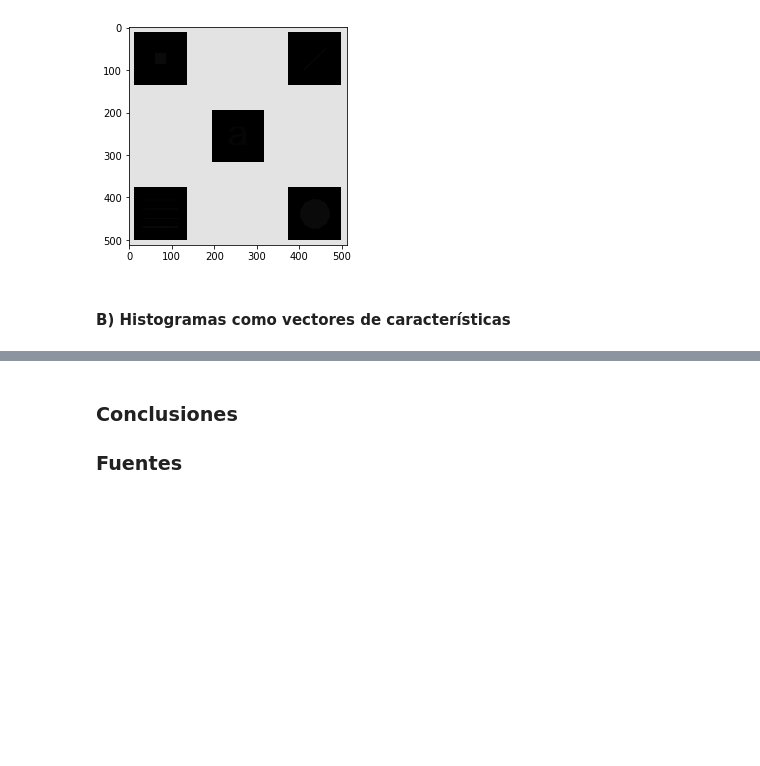
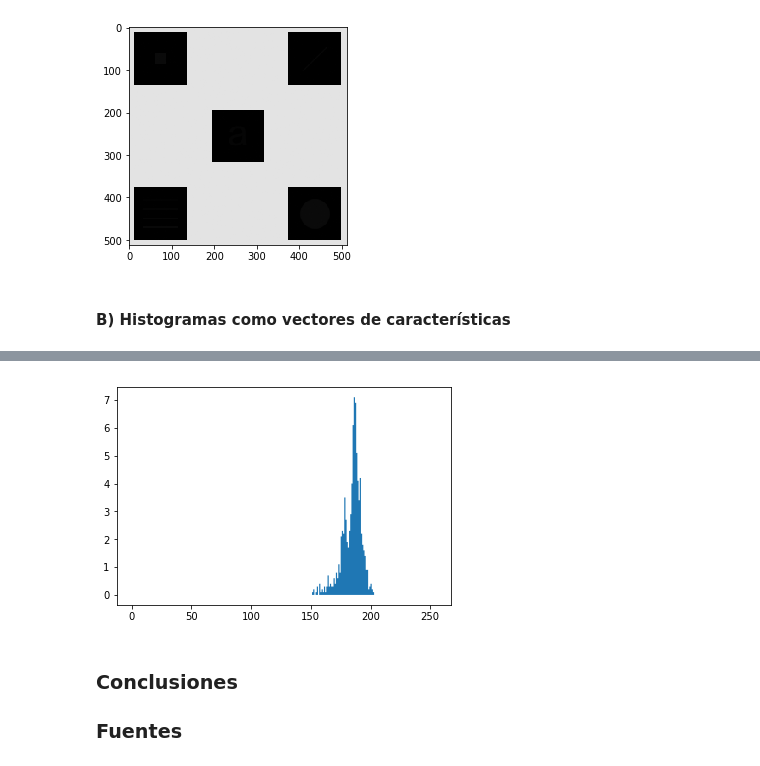
Before and after one commit to antoniovs1029/RecPat-Pracs, a Jupyter notebook: practica3/Practica 3.ipynb, the cells around one changed output, grey strips where cells are left out. Saved outputs shown, nothing was run; the diff lists cells and outputs as text; code cells hidden in the pictures; blank space fills up the shorter version.

```diff
--- a/practica3/Practica 3.ipynb
+++ b/practica3/Practica 3.ipynb
@@ -65,3 +87,44 @@ plt.show()
+# %%
+#OBTENCIÓN DE PARCHES Y SUS HISTOGRAMAS
+
+#Esta función recibe una imagen y un diccionario con los bordes de los rectángulos que enmarcan el ventrículo.
+#Calcula 10 parches de la imagen y regresa el promedio de sus histogramas en el formato de numpy.
+def obtener_histograma_promedio(img, area_interes):
+    histogramas = []
+    histograma_promedio = []
+
+    for i in range (0, 10):
+        #Se obtienen las filas y columnas correspondientes al rectángulo
+        fila_min = randint(area_interes["y_min"], area_interes["y_max"]-9)
+        col_min = randint(area_interes["x_min"], area_interes["x_max"]-9)
+        fila_max = fila_min + 9
+        col_max = col_min + 9
+
+        #Se crea un shape con esas filas y columnas
+        shape = img[fila_min:fila_max, col_min:col_max]
+
+        #Se acumulan los histogramas de cada shape en una lista.
+        histogramas.append(np.histogram(shape.flatten(), range(0, 256)))
+
+    #Se asigna un valor inicial al histograma promedio
+    histograma_promedio = histogramas[0]
+    histograma_promedio = list(histograma_promedio)  #Se hace lista para poder mutarlo
+
+    #Se obtiene el primedio de los histogramas a partir de la lista de histogramas de shapes.
+    for histograma in histogramas[1:]:
+        histograma_promedio[0] = histograma_promedio[0] + histograma[0]
+    histograma_promedio[0] = histograma_promedio[0]/10
+
+    return histograma_promedio
+# %%
+#Prueba de la función anterior.
+#Se obtienen y grafican los histograma de los shapes de una imagen de prueba.
+histograma_promedio = obtener_histograma_promedio(imgs_prueba1["imgs"][0], imgs_prueba1["area"])
+
+plt.fill_between(histograma_promedio[1], np.concatenate(([0], histograma_promedio[0])), step="pre")
+plt.show()
+# %% [output]
+[figure, added]
 # %% [markdown]
 ### Conclusiones
 
```
Also changed, not shown: parts of 8 cells of this notebook.
